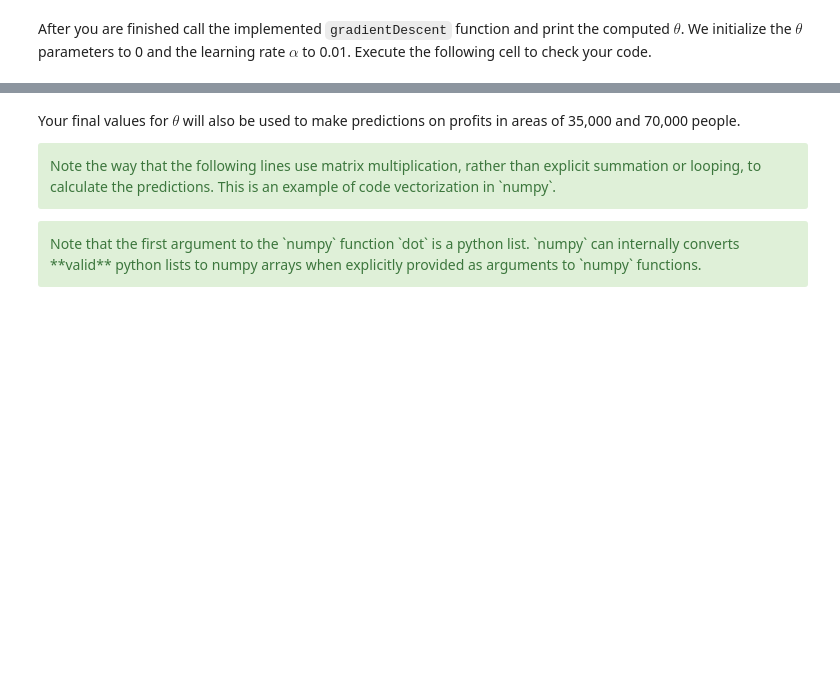
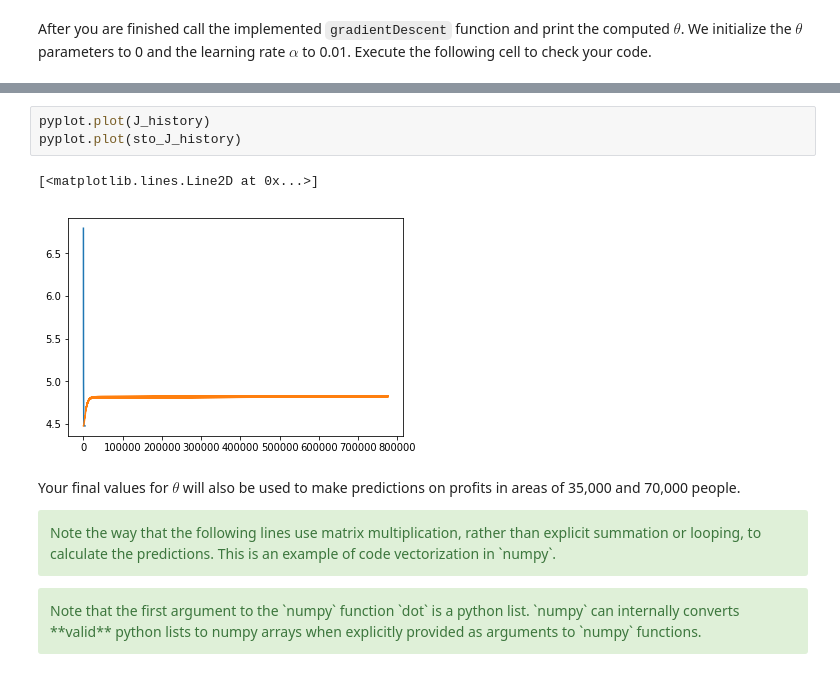
Before and after one commit to Dannynis/DL-ML-DSP, a Jupyter notebook: ml-coursera-python-assignments-master/Exercise1/exercise1.ipynb, the cells around one changed output, grey strips where cells are left out. Saved outputs shown, nothing was run; the diff lists cells and outputs as text; blank space fills up the shorter version.

```diff
--- a/ml-coursera-python-assignments-master/Exercise1/exercise1.ipynb
+++ b/ml-coursera-python-assignments-master/Exercise1/exercise1.ipynb
@@ -599,3 +616,9 @@ pyplot.legend(['Training data', 'Linear regression']);
+# %%
+pyplot.plot(J_history)
+pyplot.plot(sto_J_history)
+# %% [output]
+[<matplotlib.lines.Line2D at 0x...>]
+[figure, added]
 # %% [markdown]
 Your final values for $\theta$ will also be used to make predictions on profits in areas of 35,000 and 70,000 people.
 
```
Also changed, not shown: parts of 4 cells of this notebook.
